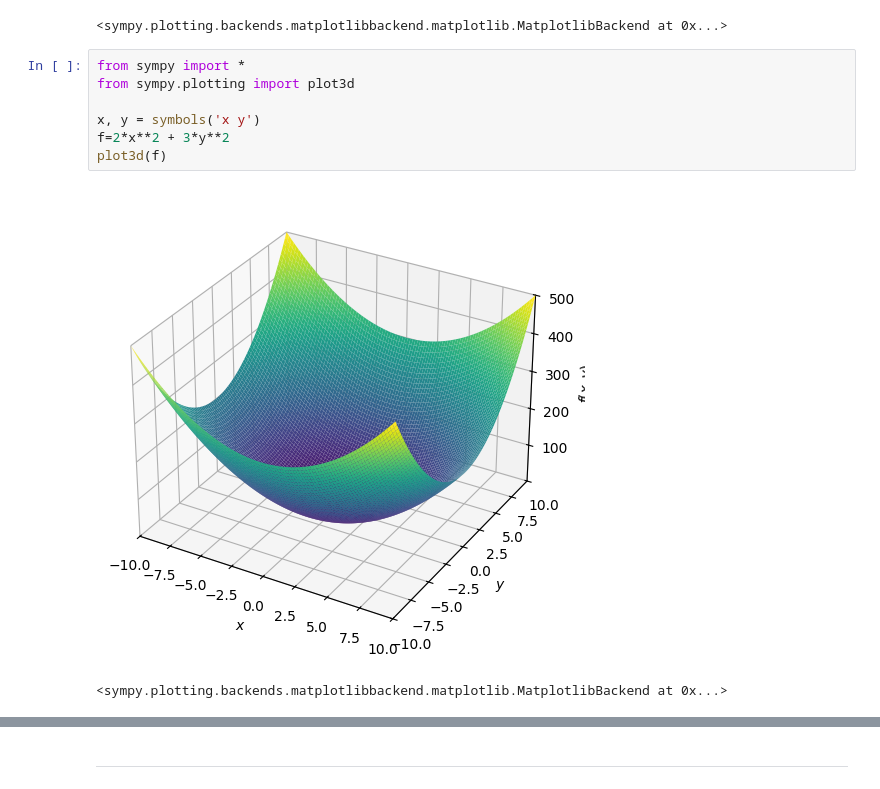
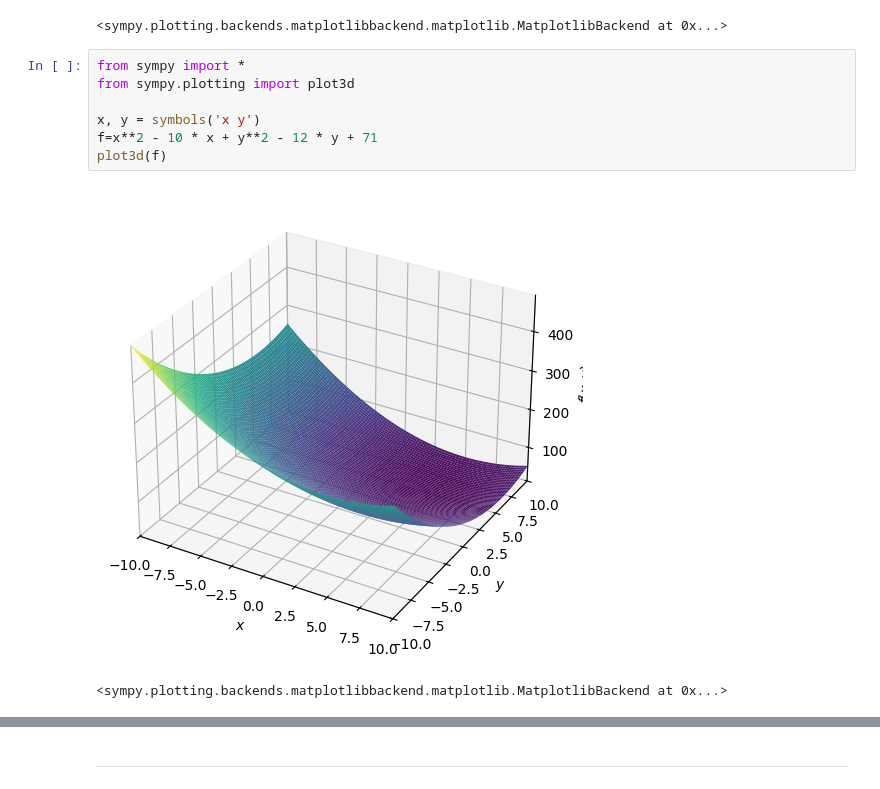
Before and after one commit to vavilove001-lab/sf_data_science, a Jupyter notebook: Notes/sympy.ipynb, the cells around one changed output, grey strips where cells are left out. Saved outputs shown, nothing was run; the diff lists cells and outputs as text.

```diff
--- a/Notes/sympy.ipynb
+++ b/Notes/sympy.ipynb
@@ -303,10 +303,10 @@ plot(f)
 # %%
 from sympy import *
 from sympy.plotting import plot3d
 
 x, y = symbols('x y')
-f=2*x**2 + 3*y**2
+f=x**2 - 10 * x + y**2 - 12 * y + 71
 plot3d(f)
 # %% [output]
-[figure, old version]
+[figure, new version]
 <sympy.plotting.backends.matplotlibbackend.matplotlib.MatplotlibBackend at 0x...>
```
Also changed, not shown: parts of 1 cell of this notebook, 1 other file.
